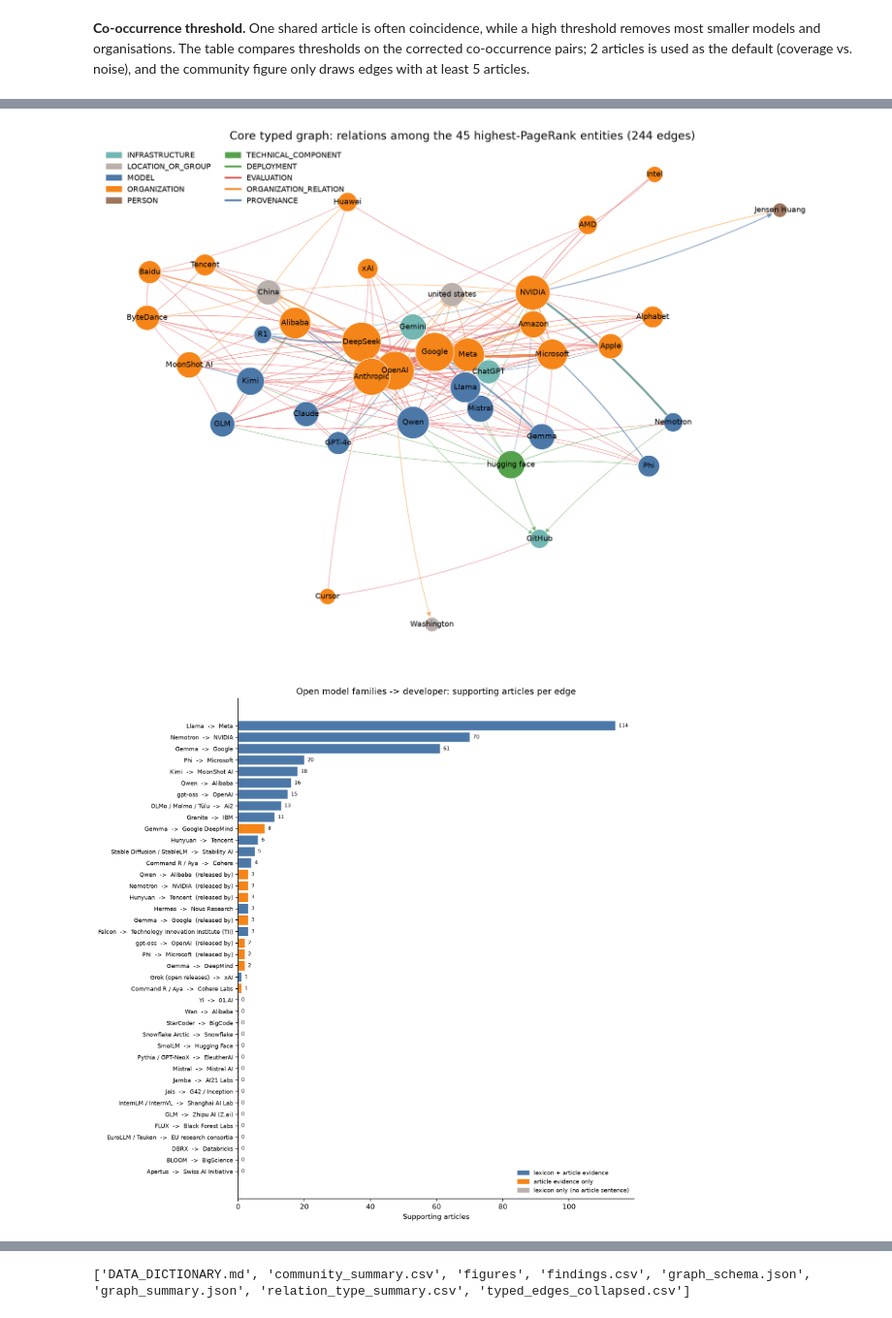
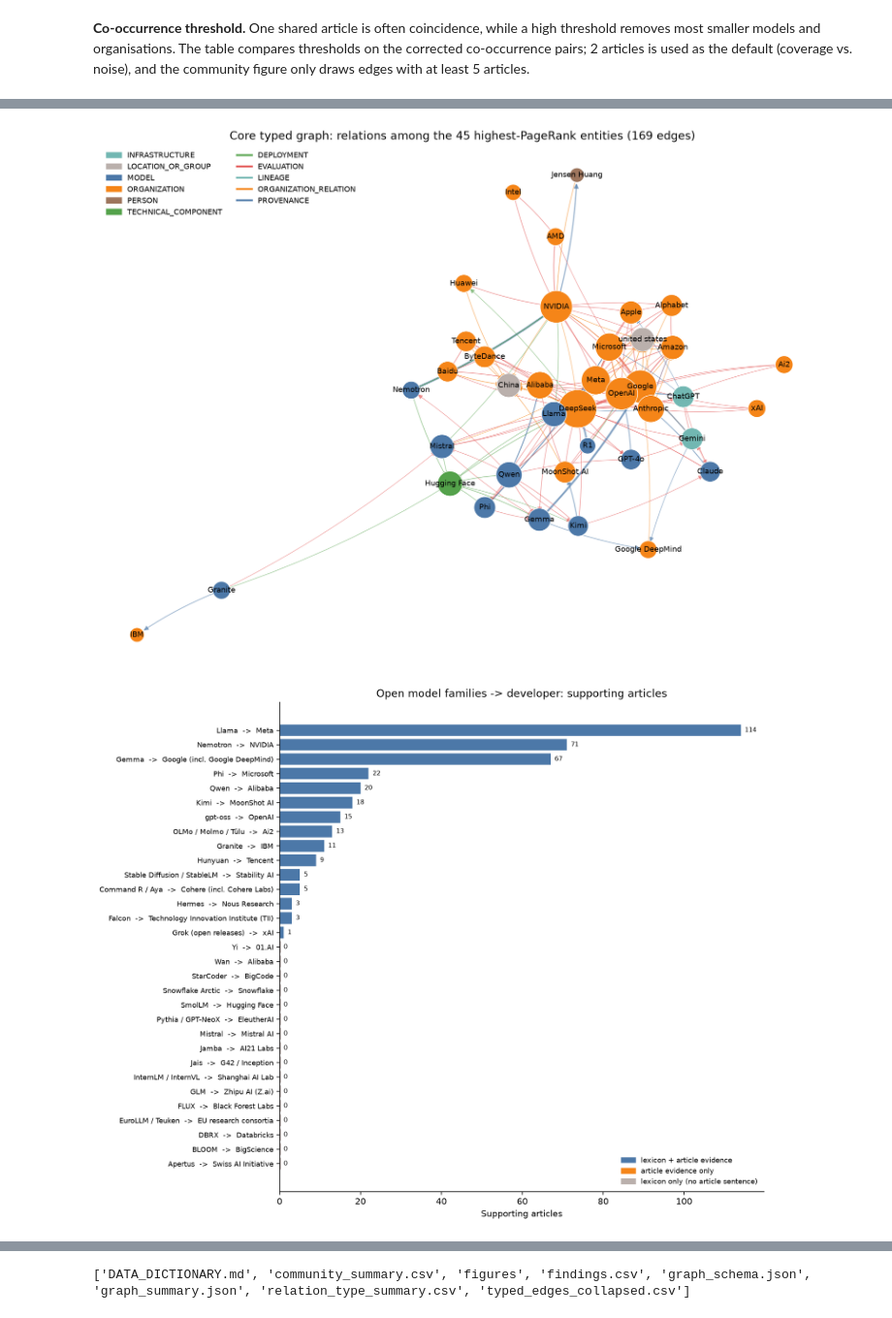
Before and after one commit to jihyeon26/2026-09-CLT-computational_language, a Jupyter notebook: notebooks/stage1_wp3_knowledge_graph.ipynb, the cells around one changed output, grey strips where cells are left out. Shown at 97% size. Cells and saved outputs as stored; diff of their text form; code cells hidden in the pictures.

Commit message:
feat(wp3): update English knowledge graph notebook to the reviewed workflow

```diff
--- a/notebooks/stage1_wp3_knowledge_graph.ipynb
+++ b/notebooks/stage1_wp3_knowledge_graph.ipynb
@@ -404,7 +428,7 @@ Generic nodes: 20,798 of 54,204
 4. Schema type constraints are re-checked with the corrected types.
 # %%
 MATCH_MAP = str.maketrans({"‐": "-", "‑": "-", "‒": "-", "–": "-", "−": "-", "‘": "'", "’": "'", "“": '"', "”": '"'})
-FAMILY_RX = {f"model:{fid}": re.compile(f["rx"]) for fid, f in lexicon["families"].items()}
+FAMILY_SPAN_RX = {f"model:{fid}": re.compile(f["rx"]) for fid, f in lexicon["families"].items()}
 FAMILY_SPAN_EXCEPTIONS = {  # family node -> product names that contain the family name
     "model:llama": re.compile(r"\bLlama[\w.\- ]{0,15}?(?:Nemotron|Stack)\b|\bLlamaCon\b"),
 }
@@ -423,7 +447,7 @@ def family_span_only(family_id, text):
     if exceptions is None:
         return False
     view = str(text).translate(MATCH_MAP)
-    return bool(exceptions.search(view)) and not FAMILY_RX[family_id].search(exceptions.sub(" ", view))
+    return bool(exceptions.search(view)) and not FAMILY_SPAN_RX[family_id].search(exceptions.sub(" ", view))
 
 for side in ("head_id", "tail_id"):
     mask = ev[side].isin(FAMILY_SPAN_EXCEPTIONS) & (ev["evidence_status"] == "ok")
@@ -966,5 +1354,5 @@ in-degree of an organisation is the number of its artefacts in the graph.
 # %%
-typed_metrics = calculate_node_metrics(typed_graph, "typed", "weight", sample_size=1000, seed=SEED)
+typed_metrics = calculate_node_metrics(typed_analysis_graph, "typed", "weight", sample_size=1000, seed=SEED)
 cooc_metrics = calculate_node_metrics(cooccurrence_graph, "cooccurrence", "document_count", sample_size=500, seed=SEED)
 for metrics in (typed_metrics, cooc_metrics):
     metrics["entity_type_compact"] = metrics["entity_id"].map(node_index["entity_type_compact"])
@@ -976,7 +1364,7 @@ display(typed_metrics.head(15)[metric_columns].round(4))
 print("Co-occurrence graph: top 15 by PageRank")
 display(cooc_metrics.head(15)[[c for c in metric_columns if c in cooc_metrics]].round(4))
 
-relation_metrics = calculate_relation_type_metrics(nodes_kg, collapsed, sample_size=300, seed=SEED)
+relation_metrics = calculate_relation_type_metrics(nodes_kg, collapsed_analysis, sample_size=300, seed=SEED)
 relation_views = {"developed by": ("in_degree", "organisations with the most artefacts"),
                   "competes with": ("degree", "entities with the most competitors"),
                   "works for": ("in_degree", "organisations with the most named people"),
@@ -1242,12 +1643,13 @@ new_edges["quarter"] = pd.to_datetime(new_edges["first_seen"]).dt.to_period("Q")
 quarterly_new_edges = new_edges.pivot_table(index="quarter", columns="predicate_group", values="predicate",
                                             aggfunc="count", fill_value=0)
 
-mentions = pd.read_csv(WP2_INPUT_DIR / "entity_mentions.csv", usecols=["doc_id", "quarter"])
+mentions = pd.read_csv(WP2_INPUT_DIR / "entity_mentions.csv", usecols=["entity_id", "doc_id", "quarter"])
 articles_per_quarter = mentions.drop_duplicates("doc_id")["quarter"].value_counts().sort_index()
 families = nodes_kg[nodes_kg["is_open_model_family"]].set_index("entity_id")["canonical_name"]
-family_quarterly = nodes_quarterly.assign(entity_id=nodes_quarterly["entity_id"].map(id_map))
-family_quarterly = (family_quarterly[family_quarterly["entity_id"].isin(families.index)]
-                    .groupby(["entity_id", "quarter"])["n_docs"].sum().unstack(fill_value=0))
+family_mentions = mentions.assign(entity_id=mentions["entity_id"].map(id_map))
+family_quarterly = (family_mentions[family_mentions["entity_id"].isin(families.index)]
+                    .drop_duplicates(["entity_id", "doc_id"])  # an article counts once, even with several merged names
+                    .groupby(["entity_id", "quarter"]).size().unstack(fill_value=0))
 family_share = family_quarterly.div(articles_per_quarter.reindex(family_quarterly.columns), axis=1)
 family_share = family_share.loc[family_quarterly.sum(axis=1).nlargest(10).index].rename(index=families)
 
@@ -1401,6 +1805,7 @@ def draw_typed_subgraph(edges, title, filename, max_labels=40, figsize=(14, 10))
         nx.draw_networkx_edges(graph, positions, edgelist=[(source, target)], ax=ax,
                                width=0.6 + 3.0 * data["weight"] / max_weight,
                                edge_color=GROUP_COLORS.get(data["group"], "#6B7280"), alpha=0.55,
+                               style="solid" if "glirel" in data["sources"] else "dashed",
                                arrows=True, arrowstyle="-|>" if data["directed"] else "-", arrowsize=10,
                                connectionstyle="arc3,rad=0.06", node_size=300)
     degree = dict(simple.degree())
@@ -1414,42 +1819,54 @@ def draw_typed_subgraph(edges, title, filename, max_labels=40, figsize=(14, 10))
     types = sorted({graph.nodes[n]["compact"] for n in graph})
     handles = ([Patch(color=COMPACT_COLORS[t], label=t) for t in types]
                + [Line2D([0], [0], color=GROUP_COLORS[g], lw=2, label=g) for g in groups])
     ax.legend(handles=handles, loc="upper left", frameon=False, fontsize=8, ncol=2)
     ax.set_title(title)
     ax.axis("off")
     save_figure(fig, filename)
 
 core_ids = set(typed_metrics.head(45)["entity_id"])
-core_edges = collapsed[collapsed["subject_id"].isin(core_ids) & collapsed["object_id"].isin(core_ids)]
+core_edges = collapsed_analysis[collapsed_analysis["subject_id"].isin(core_ids) & collapsed_analysis["object_id"].isin(core_ids)]
 draw_typed_subgraph(core_edges, f"Core typed graph: relations among the 45 highest-PageRank entities ({len(core_edges)} edges)",
                     "06_core_typed_graph.png")
 
 family_ids = set(nodes_kg.loc[nodes_kg["is_open_model_family"], "entity_id"])
 family_edges = collapsed[collapsed["subject_id"].isin(family_ids) & collapsed["predicate"].isin(["developed by", "released by"])]
-family_plot = family_edges.assign(
-    pair=(family_edges["subject_id"].map(labels).map(pretty) + "  ->  " + family_edges["object_id"].map(labels).map(pretty)
-          + np.where(family_edges["predicate"].eq("released by"), "  (released by)", "")),
-    evidence=np.select(
-        [family_edges["sources"].str.contains("glirel") & family_edges["sources"].str.contains("wp1_lexicon"),
-         family_edges["sources"].str.contains("glirel")],
-        ["lexicon + article evidence", "article evidence only"], default="lexicon only (no article sentence)"),
-).sort_values(["document_count", "pair"]).reset_index(drop=True)
+# The figure combines developed by / released by and shows research units with their parent (graph nodes unchanged)
+PARENT_ORG = {"org:google_deepmind": "org:google", "org:google_research": "org:google", "org:cohere_labs": "org:cohere",
+              "org:microsoft_research": "org:microsoft", "org:ibm_research": "org:ibm", "org:nvidia_research": "org:nvidia",
+              "org:fair": "org:meta", "org:meta_superintelligence_labs": "org:meta"}
+as_ids = lambda v: v if isinstance(v, (list, tuple, set, np.ndarray)) else json.loads(v)
+family_plot = (family_edges.assign(developer=family_edges["object_id"].map(lambda x: PARENT_ORG.get(x, x)))
+               .groupby(["subject_id", "developer"])
+               .agg(document_count=("document_ids", lambda v: len(set().union(*map(set, map(as_ids, v))))),
+                    sources=("sources", lambda v: ";".join(v)),
+                    members=("object_id", lambda v: sorted(set(v))))
+               .reset_index())
+family_plot["pair"] = [
+    f"{pretty(labels[s])}  ->  {pretty(labels[d])}"
+    + ("" if members == [d] else " (incl. " + ", ".join(pretty(labels[m]) for m in members if m != d) + ")")
+    for s, d, members in zip(family_plot["subject_id"], family_plot["developer"], family_plot["members"])]
+family_plot["evidence"] = np.select(
+    [family_plot["sources"].str.contains("glirel") & family_plot["sources"].str.contains("wp1_lexicon"),
+     family_plot["sources"].str.contains("glirel")],
+    ["lexicon + article evidence", "article evidence only"], default="lexicon only (no article sentence)")
+family_plot = family_plot.sort_values(["document_count", "pair"]).reset_index(drop=True)
 EVIDENCE_COLORS = {"lexicon + article evidence": "#4C78A8", "article evidence only": "#F58518",
                    "lexicon only (no article sentence)": "#BAB0AC"}
 fig, ax = plt.subplots(figsize=(10, 0.28 * len(family_plot) + 1.5))
 ax.barh(family_plot["pair"], family_plot["document_count"].clip(lower=0.3), color=family_plot["evidence"].map(EVIDENCE_COLORS))
 for y, value in enumerate(family_plot["document_count"]):
     ax.text(value + 1, y, str(int(value)), va="center", fontsize=7)
 ax.legend(handles=[Patch(color=c, label=l) for l, c in EVIDENCE_COLORS.items()], loc="lower right", frameon=False, fontsize=8)
-ax.set(title="Open model families -> developer: supporting articles per edge", xlabel="Supporting articles", ylabel="")
+ax.set(title="Open model families -> developer: supporting articles", xlabel="Supporting articles", ylabel="")
 ax.tick_params(axis="y", labelsize=8)
 save_figure(fig, "07_family_developer_edges.png")
 
 compete = collapsed[collapsed["predicate"].isin(["competes with", "outperforms"])]
 compete_ids = set(pd.concat([compete["subject_id"], compete["object_id"]]).value_counts().head(35).index)
 compete = compete[compete["subject_id"].isin(compete_ids) & compete["object_id"].isin(compete_ids)]
 draw_typed_subgraph(compete, f"Competition and benchmark claims among the 35 most connected entities ({len(compete)} edges)",
                     "08_competition_graph.png", figsize=(13, 10))
 # %% [output]
-[figure, old version]
+[figure, new version]
-[figure, old version]
+[figure, new version]
```
Also changed, not shown: parts of 53 cells of this notebook, 5 other files.
